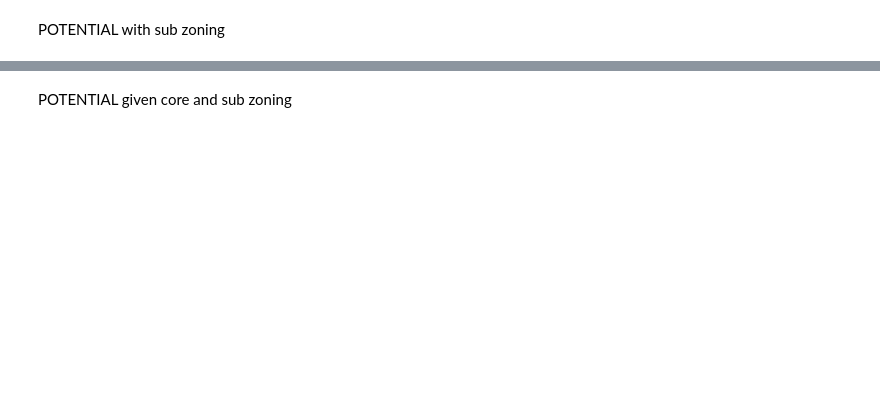
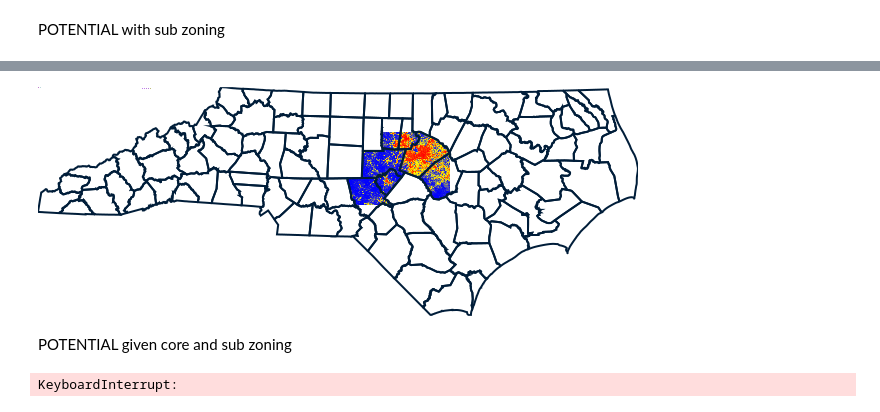
Before and after one commit to malawrim/FUTURES_zoning_prelim, a Jupyter notebook: FUTURES_POTENTIAL.ipynb, the cells around one changed output, grey strips where cells are left out. Drawn from its saved outputs; the diff is of its cells as text; code cells hidden in the pictures; blank space fills up the shorter version.

```diff
--- a/FUTURES_POTENTIAL.ipynb
+++ b/FUTURES_POTENTIAL.ipynb
@@ -89,2 +135,6 @@ show('suitability_sub')
+# %%
+potential_surface('potential_sub.csv', 'suitability_sub')
+# %% [output]
+[figure, added]
 # %% [markdown]
 POTENTIAL given core and sub zoning
@@ -98,0 +141,4 @@ show('suitability_all')
+# %%
+potential('potential_all.csv', all_parameters, 5)
+# %% [output]
+KeyboardInterrupt:
```
Also changed, not shown: parts of 23 cells of this notebook, 22 other files.
